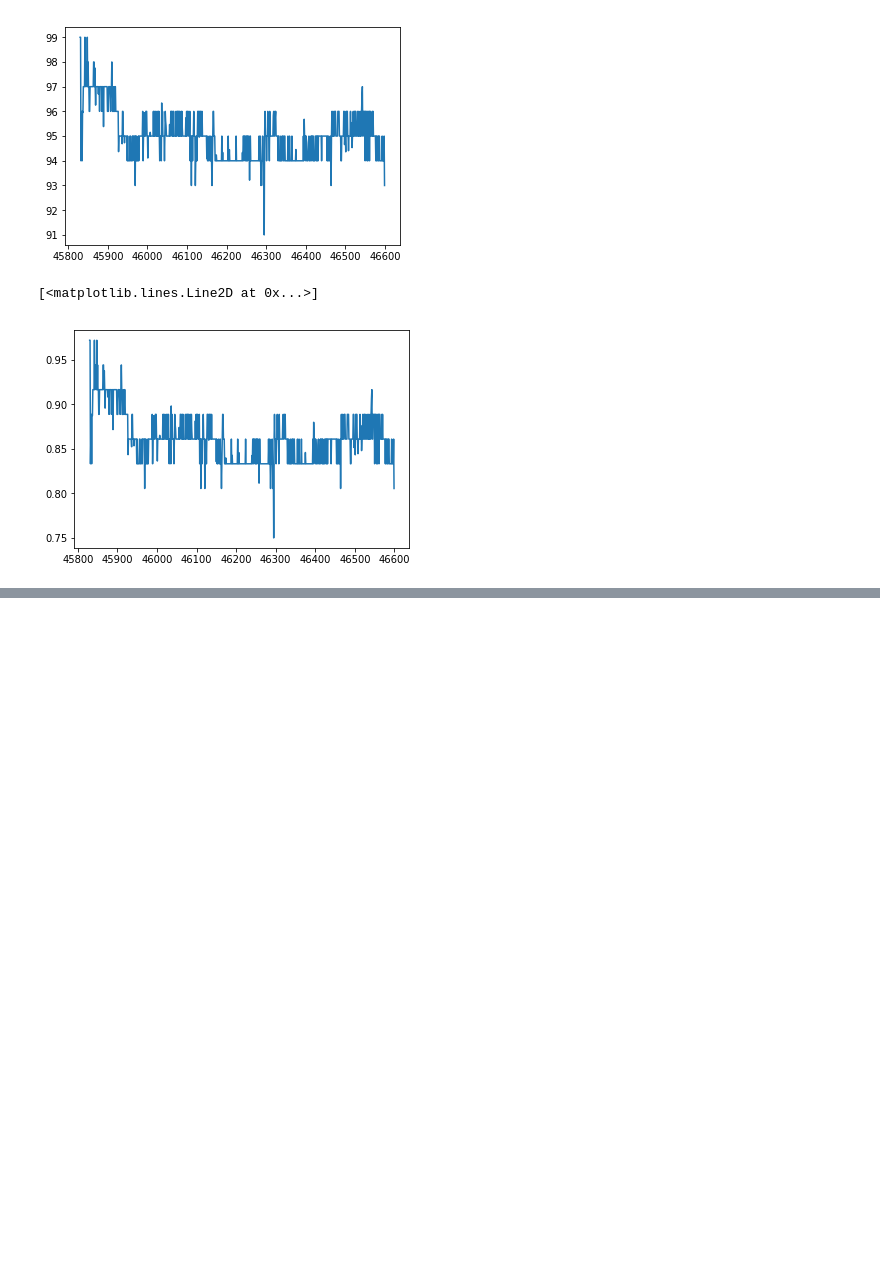
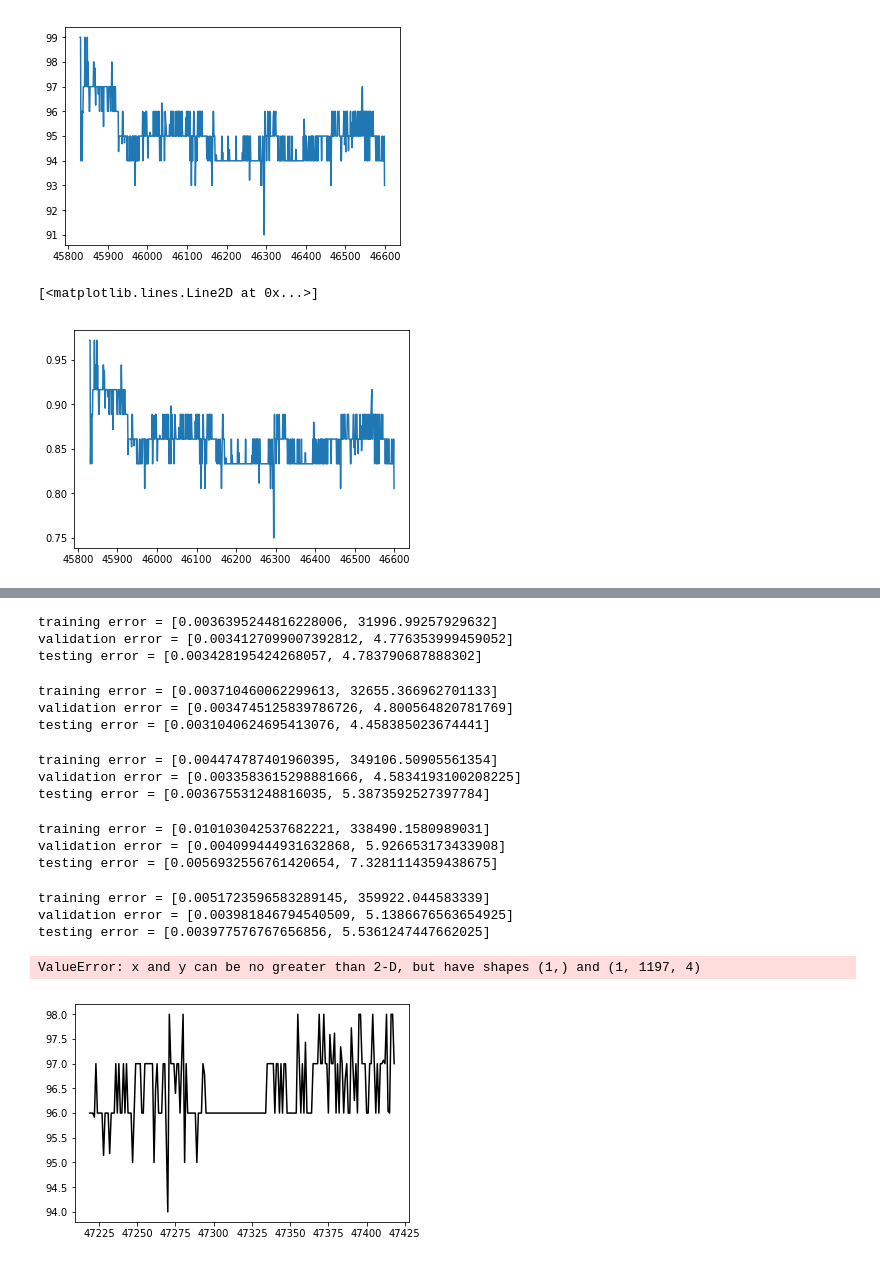
Before and after one commit to lrnzcig/sisifoDL, a Jupyter notebook: test-model-perf.ipynb, the cells around one changed output, grey strips where cells are left out. Cells and saved outputs as stored; diff of their text form; code cells hidden in the pictures; blank space fills up the shorter version.

```diff
--- a/test-model-perf.ipynb
+++ b/test-model-perf.ipynb
@@ -126,3 +190,19 @@ nrepochs_losses = 58
+# %%
+# from GC_find_best_arch_250_rnn_4_cnn_4_pulsi / metric
+hyperparameters_losses = {}
+regularization_rate_losses = 0.031
+hyperparameters_losses['regularization_rate'] = regularization_rate_losses
+learning_rate_losses = 0.0007
+hyperparameters_losses['learning_rate'] = learning_rate_losses
+filters_losses = [63, 33, 40, 98]
+hyperparameters_losses['filters'] = filters_losses
+lstm_dims_losses = [77]
+hyperparameters_losses['lstm_dims'] = lstm_dims_losses
+
+dropout_rnn_losses = 0.61
+dropout_cnn_losses = 0.43
+
+nrepochs_losses = 89
 # %%
 model = generate_DeepConvLSTM_model(dim_length, dim_channels, output_dim,
                                     filters_losses, lstm_dims_losses, learning_rate_losses,
@@ -216,0 +344,51 @@ testing error = [0.002995280285500709, 4.338842938655823]
+# %%
+# results for GC_find_best_arch_250_rnn_1_cnn_1_pulsi / losses
+train_predict, val_predict, test_predict = \
+    evaluate_model(train_gen, val_gen, test_gen,
+                   best_model_losses)
+# %% [output]
+training error = [0.0036395244816228006, 31996.99257929632]
+validation error = [0.0034127099007392812, 4.776353999459052]
+testing error = [0.003428195424268057, 4.783790687888302]
+# %%
+# results for GC_find_best_arch_250_rnn_1_cnn_1_pulsi / metrics
+train_predict, val_predict, test_predict = \
+    evaluate_model(train_gen, val_gen, test_gen,
+                   best_model_losses)
+# %% [output]
+training error = [0.003710460062299613, 32655.366962701133]
+validation error = [0.0034745125839786726, 4.800564820781769]
+testing error = [0.0031040624695413076, 4.458385023674441]
+# %%
+# results for GC_find_best_arch_250_rnn_2_cnn_2_pulsi / metrics
+train_predict, val_predict, test_predict = \
+    evaluate_model(train_gen_reduced, val_gen_reduced, test_gen_reduced,
+                   best_model_losses)
+# %% [output]
+training error = [0.004474787401960395, 349106.50905561354]
+validation error = [0.0033583615298881666, 4.5834193100208225]
+testing error = [0.003675531248816035, 5.3873592527397784]
+# %%
+# results for GC_find_best_arch_250_rnn_3_cnn_3_pulsi / losses
+train_predict, val_predict, test_predict = \
+    evaluate_model(train_gen_reduced, val_gen_reduced, test_gen_reduced,
+                   best_model_losses)
+# %% [output]
+training error = [0.010103042537682221, 338490.1580989031]
+validation error = [0.004099444931632868, 5.926653173433908]
+testing error = [0.0056932556761420654, 7.3281114359438675]
+# %%
+# results for GC_find_best_arch_250_rnn_4_cnn_4_pulsi / losses
+train_predict, val_predict, test_predict = \
+    evaluate_model(train_gen_reduced, val_gen_reduced, test_gen_reduced,
+                   best_model_losses)
+# %% [output]
+training error = [0.0051723596583289145, 359922.044583339]
+validation error = [0.003981846794540509, 5.1386676563654925]
+testing error = [0.003977576767656856, 5.5361247447662025]
+# %%
+evaluate_plot(dataset_reduced, val_predict, test_predict,
+              target_variable=target_variable, metric=mean_absolute_percentage_error)
+# %% [output]
+ValueError: x and y can be no greater than 2-D, but have shapes (1,) and (1, 1197, 4)
+[figure, added]
```
Also changed, not shown: parts of 17 cells of this notebook, 2 other files.
